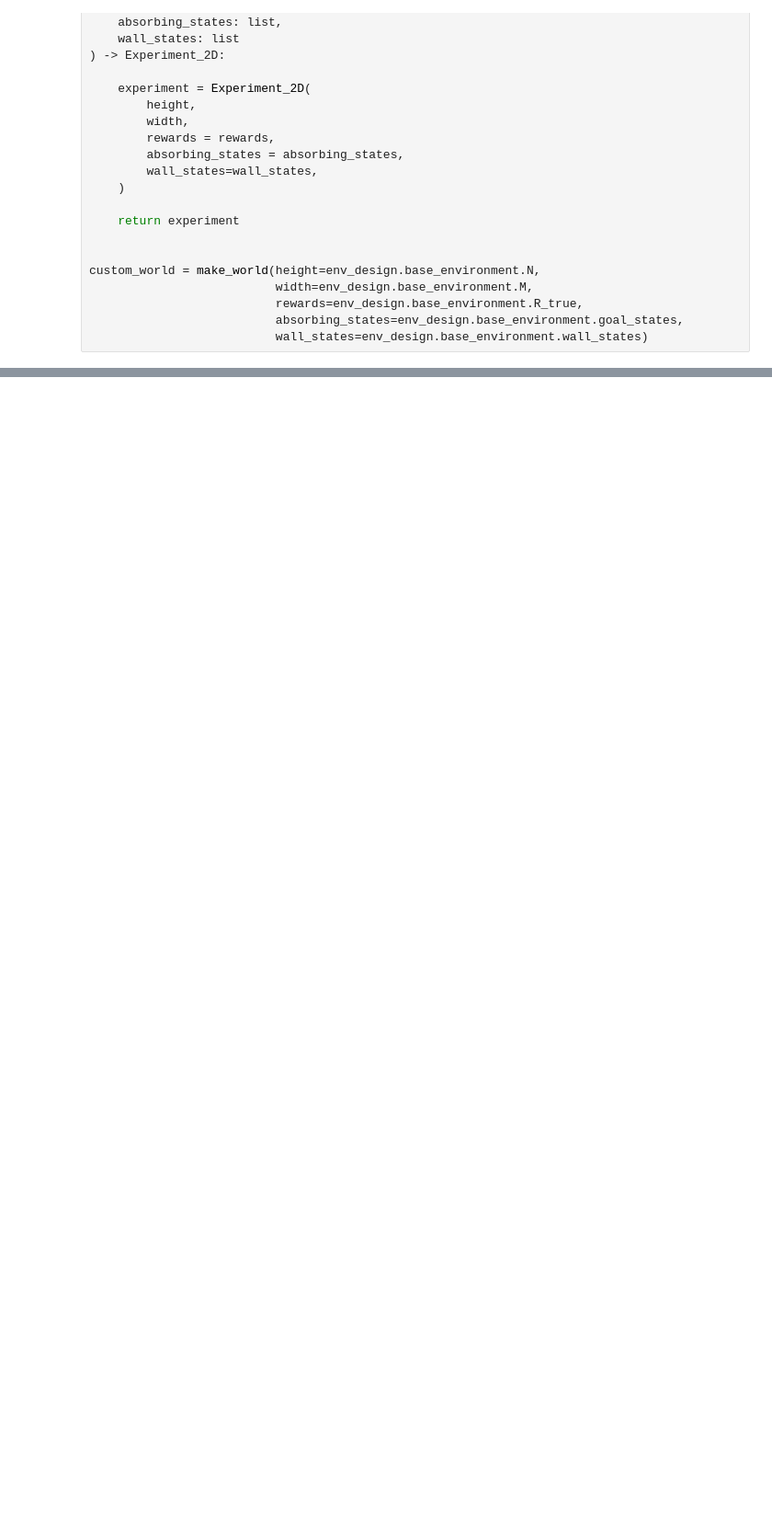
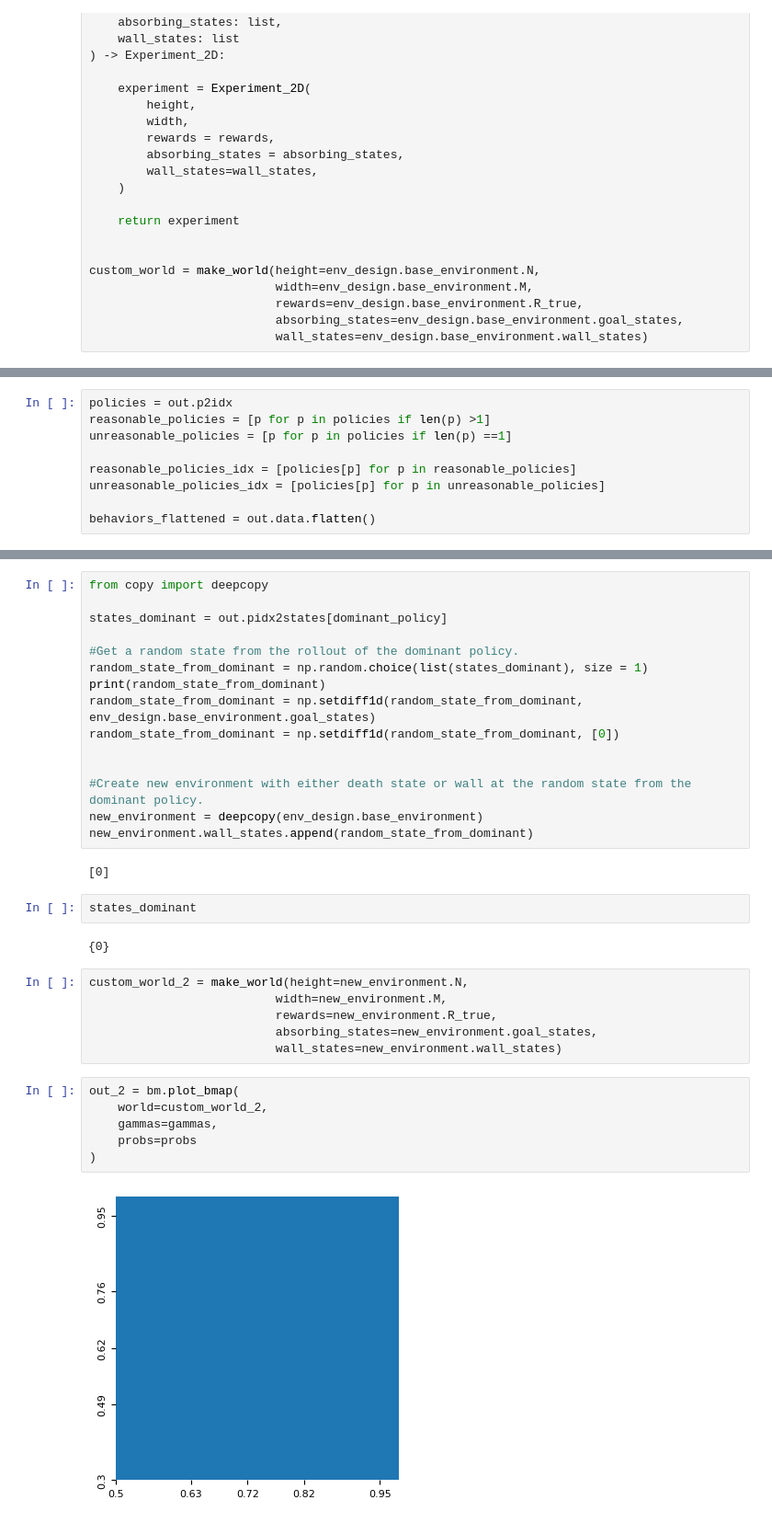
Before and after one commit to ankile/irl-environment-design, a Jupyter notebook: notebooks/03_pn_bm_search.ipynb, the cells around one changed output, grey strips where cells are left out. Shown at 92% size. Cells and saved outputs as stored; diff of their text form; blank space fills up the shorter version.

Commit message:
first experiments with local perturbations along dominant policy

```diff
--- a/notebooks/03_pn_bm_search.ipynb
+++ b/notebooks/03_pn_bm_search.ipynb
@@ -177,0 +174,9 @@ out.p2idx
+# %%
+policies = out.p2idx
+reasonable_policies = [p for p in policies if len(p) >1]
+unreasonable_policies = [p for p in policies if len(p) ==1]
+
+reasonable_policies_idx = [policies[p] for p in reasonable_policies]
+unreasonable_policies_idx = [policies[p] for p in unreasonable_policies]
+
+behaviors_flattened = out.data.flatten()
@@ -177,0 +220,35 @@ out.p2idx
+# %%
+from copy import deepcopy
+
+states_dominant = out.pidx2states[dominant_policy]
+
+#Get a random state from the rollout of the dominant policy.
+random_state_from_dominant = np.random.choice(list(states_dominant), size = 1)
+print(random_state_from_dominant)
+random_state_from_dominant = np.setdiff1d(random_state_from_dominant, env_design.base_environment.goal_states)
+random_state_from_dominant = np.setdiff1d(random_state_from_dominant, [0])
+
+
+#Create new environment with either death state or wall at the random state from the dominant policy.
+new_environment = deepcopy(env_design.base_environment)
+new_environment.wall_states.append(random_state_from_dominant)
+# %% [output]
+[0]
+# %%
+states_dominant
+# %% [output]
+{0}
+# %%
+custom_world_2 = make_world(height=new_environment.N,
+                          width=new_environment.M,
+                          rewards=new_environment.R_true,
+                          absorbing_states=new_environment.goal_states,
+                          wall_states=new_environment.wall_states)
+# %%
+out_2 = bm.plot_bmap(
+    world=custom_world_2,
+    gammas=gammas,
+    probs=probs
+)
+# %% [output]
+[figure, added]
```
Also changed, not shown: parts of 4 cells of this notebook, 6 other files.
